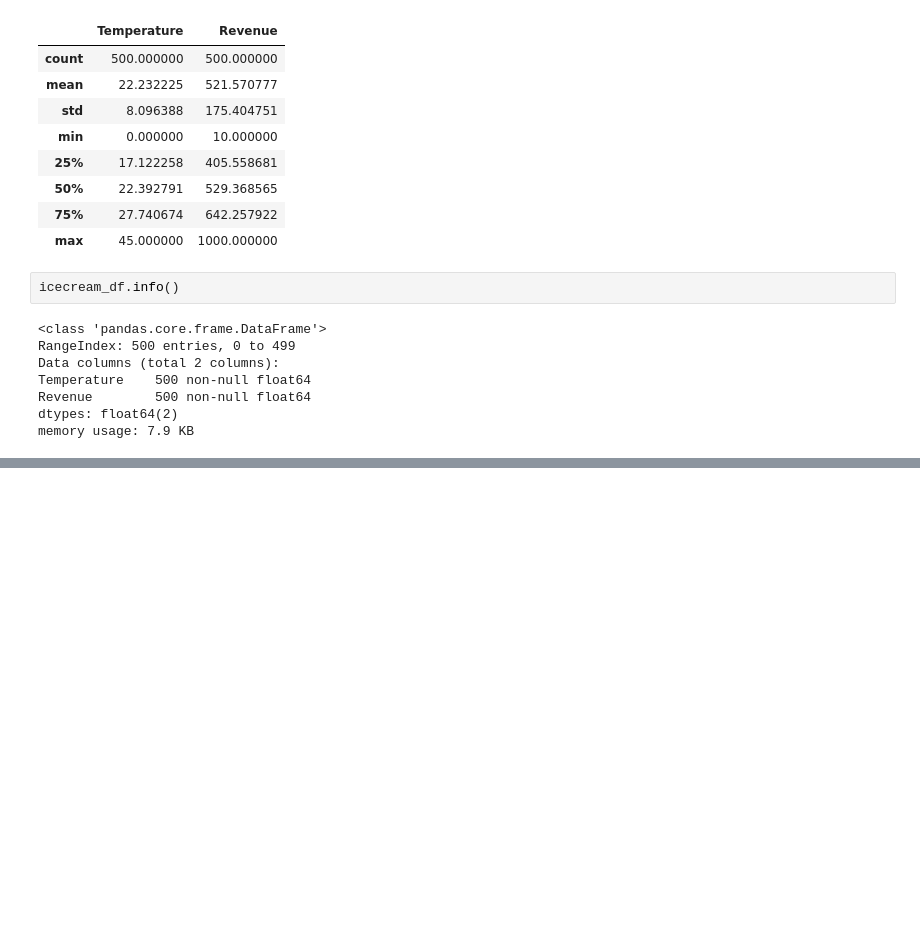
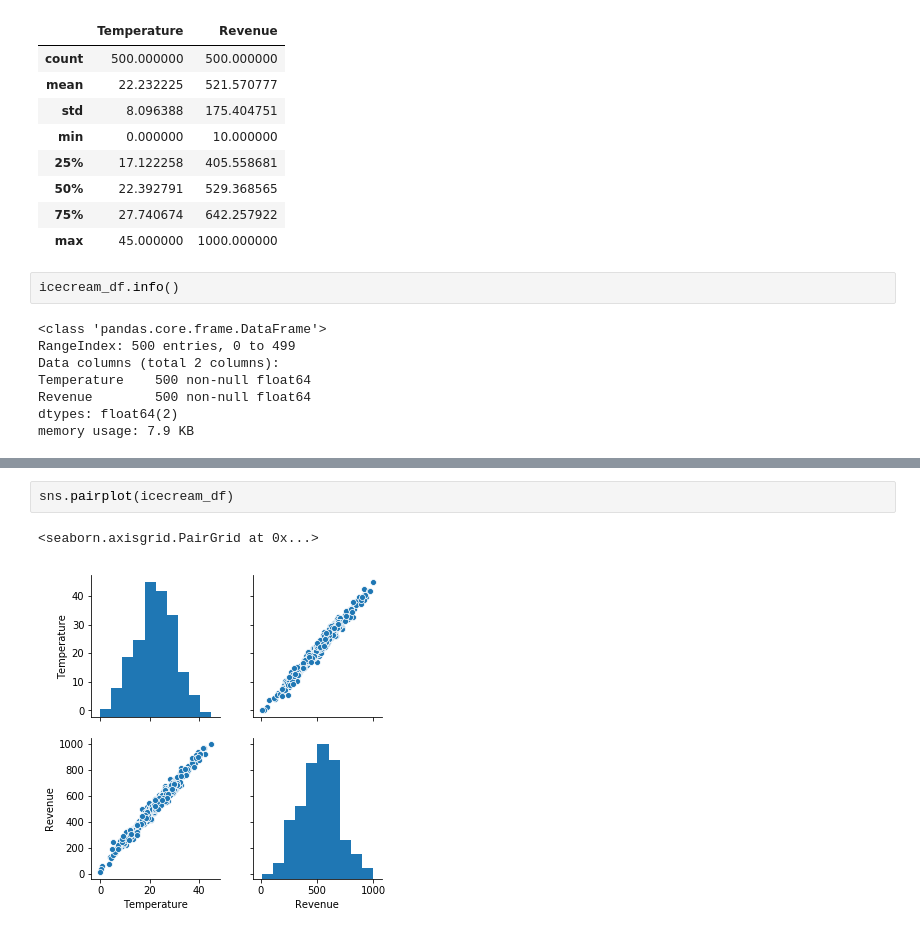
Before and after one commit to sagecodes/Icecream-temp-simple-linear-regression, a Jupyter notebook: ice cream vs temp regression.ipynb, the cells around one changed output, grey strips where cells are left out. Saved outputs shown, nothing was run; the diff lists cells and outputs as text; blank space fills up the shorter version.

```diff
--- a/ice cream vs temp regression.ipynb
+++ b/ice cream vs temp regression.ipynb
@@ -58,0 +69,5 @@ memory usage: 7.9 KB
+# %%
+sns.pairplot(icecream_df)
+# %% [output]
+<seaborn.axisgrid.PairGrid at 0x...>
+[figure, added]
```
Also changed, not shown: parts of 12 cells of this notebook.
